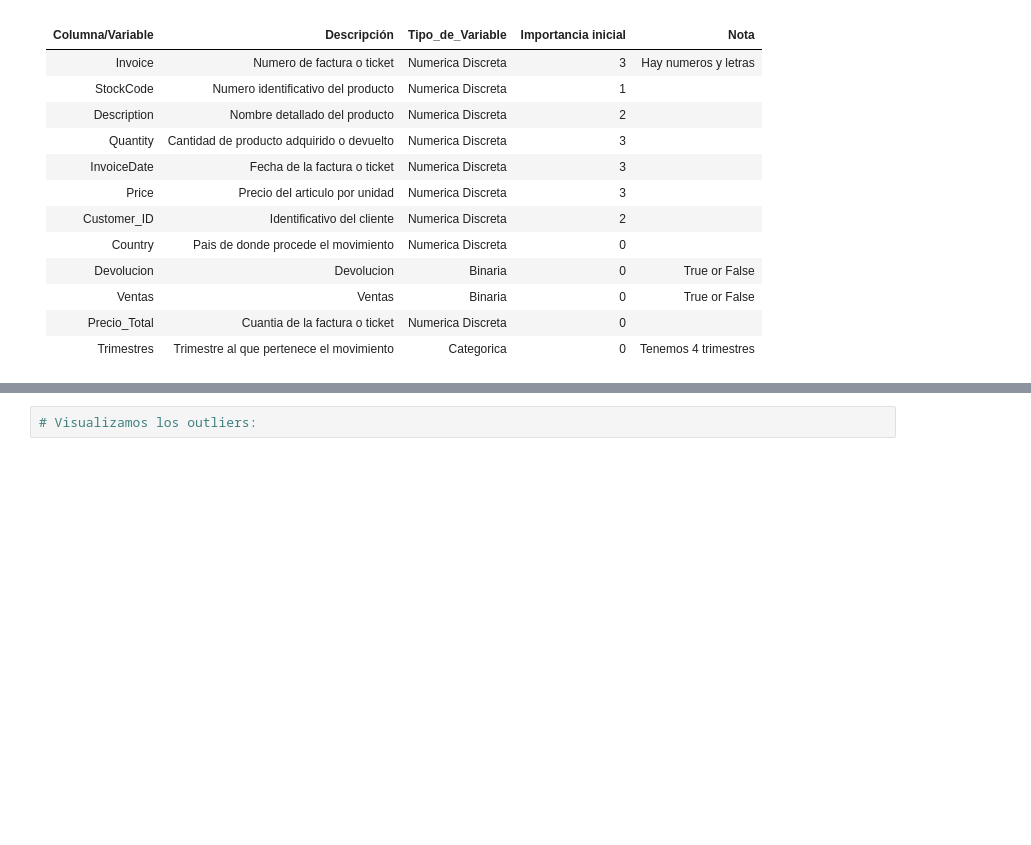
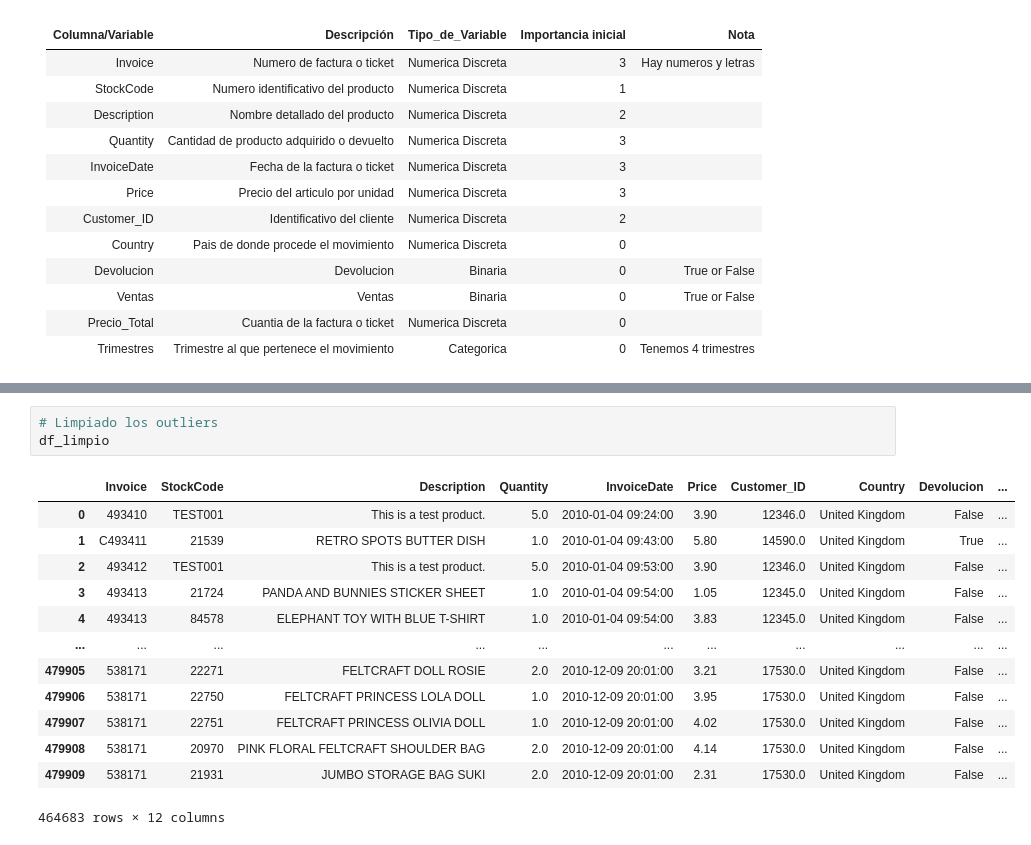
Before and after one commit to antonio-herrera-gb/EDA_Tienda_Online, a Jupyter notebook: src/notebooks/notebook_eda_v3_analisis.ipynb, the cells around one changed output, grey strips where cells are left out. Saved outputs shown, nothing was run; the diff lists cells and outputs as text; blank space fills up the shorter version.

```diff
--- a/src/notebooks/notebook_eda_v3_analisis.ipynb
+++ b/src/notebooks/notebook_eda_v3_analisis.ipynb
@@ -102,2 +204,17 @@ cardinalidad(df_online_retail_2010, 10, 30)
 # %%
-# Visualizamos los outliers:
+# Limpiado los outliers
+df_limpio
+# %% [output]
+|  | Invoice | StockCode | Description | Quantity | InvoiceDate | Price | Customer_ID | Country | Devolucion | ... |
+| 0 | 493410 | TEST001 | This is a test product. | 5.0 | 2010-01-04 09:24:00 | 3.90 | 12346.0 | United Kingdom | False | ... |
+| 1 | C493411 | 21539 | RETRO SPOTS BUTTER DISH | 1.0 | 2010-01-04 09:43:00 | 5.80 | 14590.0 | United Kingdom | True | ... |
+| 2 | 493412 | TEST001 | This is a test product. | 5.0 | 2010-01-04 09:53:00 | 3.90 | 12346.0 | United Kingdom | False | ... |
+| 3 | 493413 | 21724 | PANDA AND BUNNIES STICKER SHEET | 1.0 | 2010-01-04 09:54:00 | 1.05 | 12345.0 | United Kingdom | False | ... |
+| 4 | 493413 | 84578 | ELEPHANT TOY WITH BLUE T-SHIRT | 1.0 | 2010-01-04 09:54:00 | 3.83 | 12345.0 | United Kingdom | False | ... |
+| ... | ... | ... | ... | ... | ... | ... | ... | ... | ... | ... |
+| 479905 | 538171 | 22271 | FELTCRAFT DOLL ROSIE | 2.0 | 2010-12-09 20:01:00 | 3.21 | 17530.0 | United Kingdom | False | ... |
+| 479906 | 538171 | 22750 | FELTCRAFT PRINCESS LOLA DOLL | 1.0 | 2010-12-09 20:01:00 | 3.95 | 17530.0 | United Kingdom | False | ... |
+| 479907 | 538171 | 22751 | FELTCRAFT PRINCESS OLIVIA DOLL | 1.0 | 2010-12-09 20:01:00 | 4.02 | 17530.0 | United Kingdom | False | ... |
+| 479908 | 538171 | 20970 | PINK FLORAL FELTCRAFT SHOULDER BAG | 2.0 | 2010-12-09 20:01:00 | 4.14 | 17530.0 | United Kingdom | False | ... |
+| 479909 | 538171 | 21931 | JUMBO STORAGE BAG SUKI | 2.0 | 2010-12-09 20:01:00 | 2.31 | 17530.0 | United Kingdom | False | ... |
+464683 rows × 12 columns
```
Also changed, not shown: parts of 22 cells of this notebook, 2 other files.
